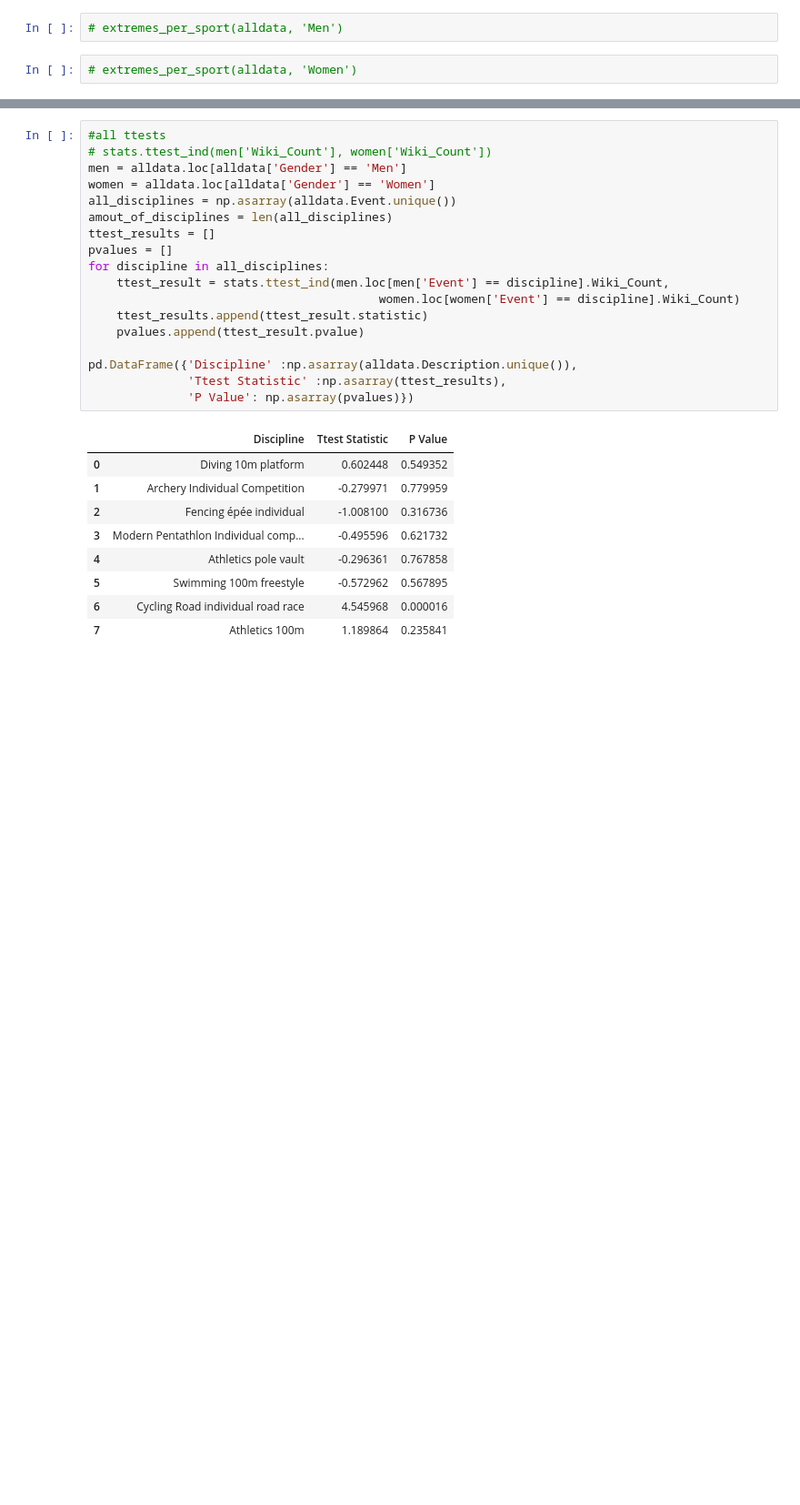
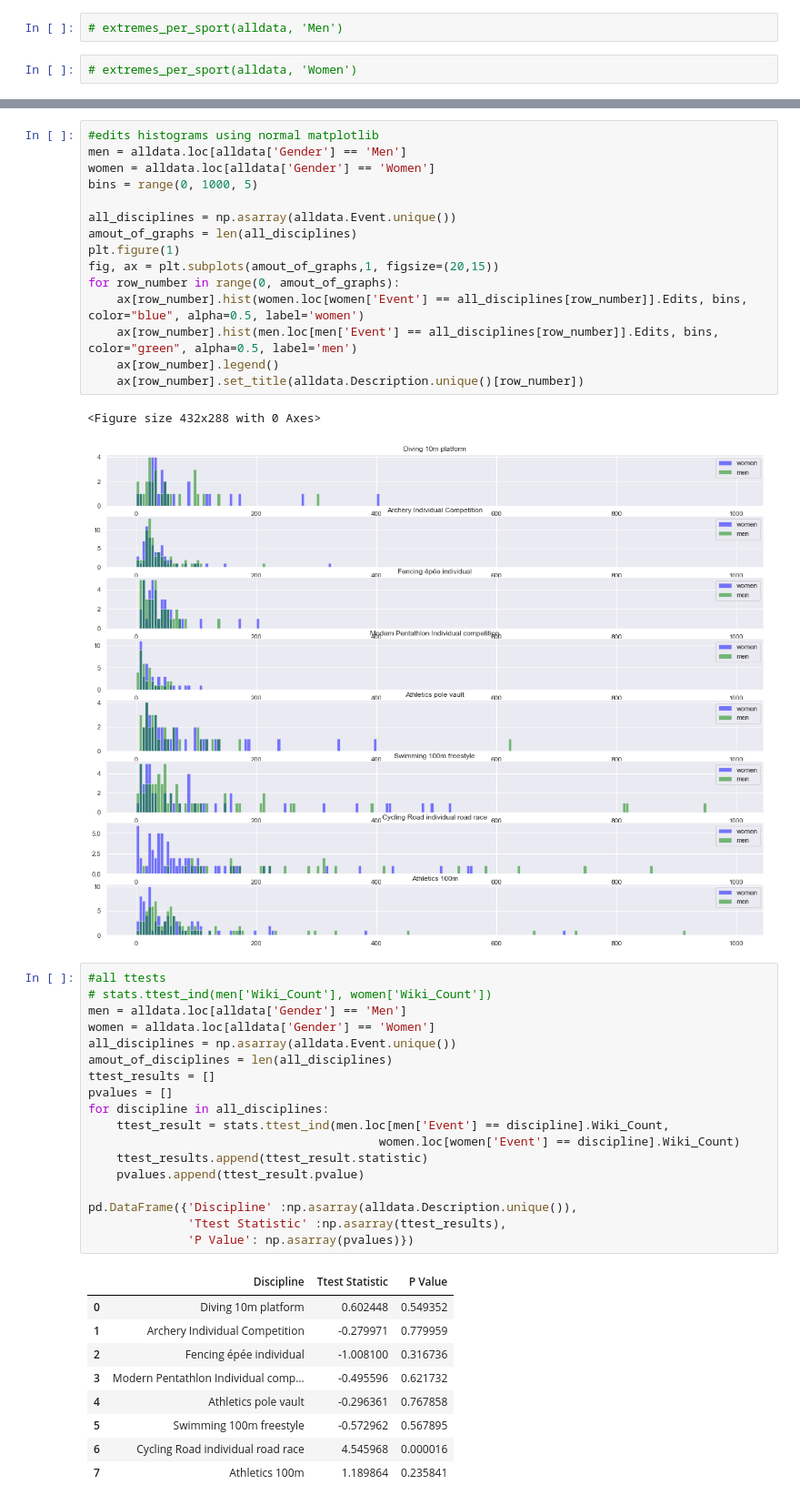
Before and after one commit to Tumbraegel/data-science-project, a Jupyter notebook: Get_Wiki_Count/Data_Analysis.ipynb, the cells around one changed output, grey strips where cells are left out. Shown at 91% size. Drawn from its saved outputs; the diff is of its cells as text; blank space fills up the shorter version.

```diff
--- a/Get_Wiki_Count/Data_Analysis.ipynb
+++ b/Get_Wiki_Count/Data_Analysis.ipynb
@@ -226,6 +319,24 @@ for row_number in range(0, amout_of_graphs):
 # %% [output]
 <Figure size 432x288 with 0 Axes>
 [figure]
+# %%
+#edits histograms using normal matplotlib
+men = alldata.loc[alldata['Gender'] == 'Men']
+women = alldata.loc[alldata['Gender'] == 'Women']
+bins = range(0, 1000, 5)
+
+all_disciplines = np.asarray(alldata.Event.unique())
+amout_of_graphs = len(all_disciplines)
+plt.figure(1)
+fig, ax = plt.subplots(amout_of_graphs,1, figsize=(20,15))
+for row_number in range(0, amout_of_graphs):
+    ax[row_number].hist(women.loc[women['Event'] == all_disciplines[row_number]].Edits, bins, color="blue", alpha=0.5, label='women')
+    ax[row_number].hist(men.loc[men['Event'] == all_disciplines[row_number]].Edits, bins, color="green", alpha=0.5, label='men')
+    ax[row_number].legend()
+    ax[row_number].set_title(alldata.Description.unique()[row_number])
+# %% [output]
+<Figure size 432x288 with 0 Axes>
+[figure, added]
 # %%
 #all ttests
 # stats.ttest_ind(men['Wiki_Count'], women['Wiki_Count'])
```
Also changed, not shown: parts of 23 cells of this notebook.
